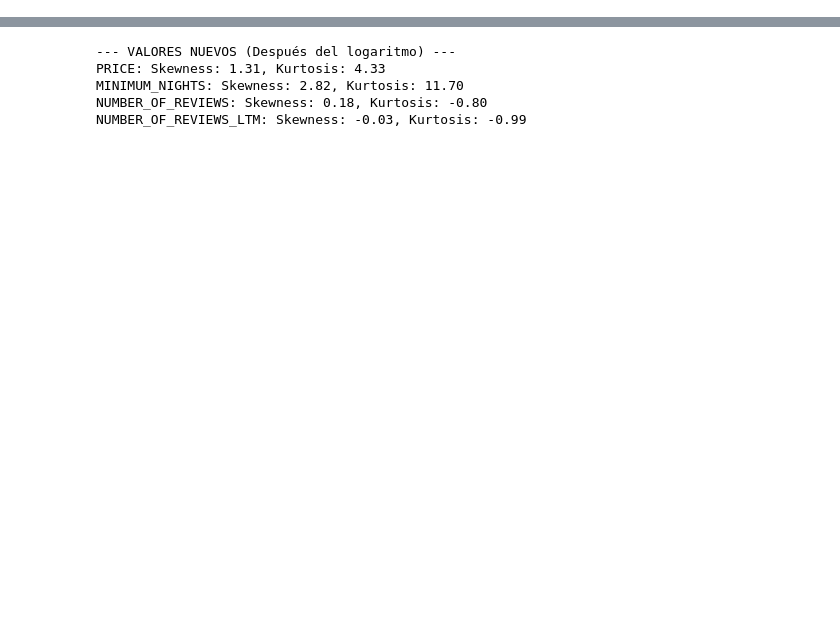
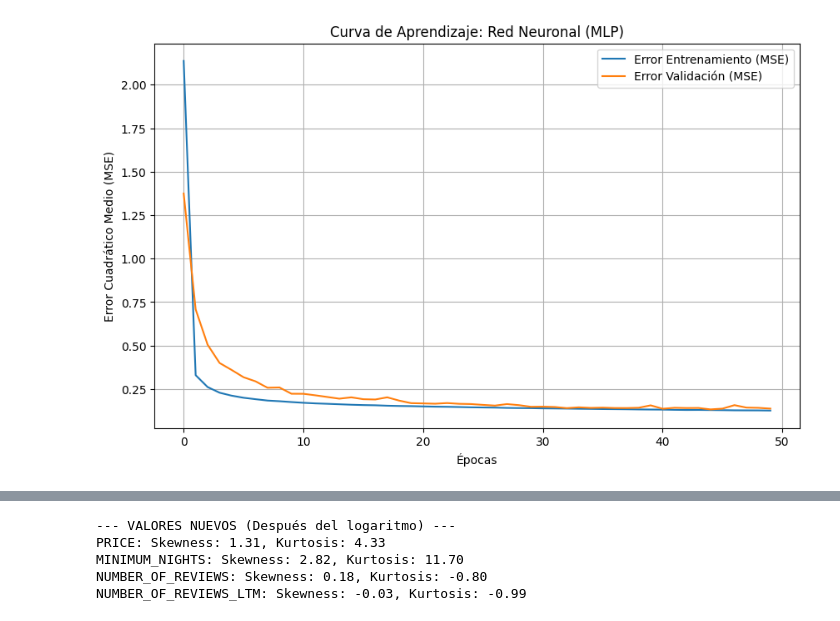
Before and after one commit to branxeto/TareaDataSciene, a Jupyter notebook: Model.ipynb, the cells around one changed output, grey strips where cells are left out. Drawn from its saved outputs; the diff is of its cells as text; code cells hidden in the pictures; blank space fills up the shorter version.

```diff
--- a/Model.ipynb
+++ b/Model.ipynb
@@ -2,0 +710,12 @@
+# %%
+input_columns = x.shape[1]
+model_mlp = keras.Sequential(
+    [
+        layers.Dense(256, activation="relu", input_shape=(input_columns,), name="layer1"),
+        layers.BatchNormalization(), # Esto normaliza los datos para que haya una media cercana a 0 y una desviacion estandar cercana a 1
+        layers.Dense(128, activation="relu", name="layer2"),
+        layers.Dense(64, name="layer3"),
+        layers.Dense(1)
+    ]
+)
+model_mlp.summary()
@@ -2,0 +747,18 @@
+# %%
+scaler = StandardScaler()
+x_scaled = scaler.fit_transform(x)
+
+x_tr, x_val_arr, y_tr, y_val_arr = train_test_split(x_scaled, y, test_size=0.1, random_state=42)
+
+model_mlp.compile(
+    optimizer=keras.optimizers.Adam(learning_rate=0.0001),
+    loss='mean_squared_error',
+    metrics=['mae', tf.keras.metrics.RootMeanSquaredError()],
+)
+
+history = model_mlp.fit(
+    x_tr, y_tr,
+    validation_data=(x_val_arr, y_val_arr),
+    epochs=50,
+    verbose=1
+)
@@ -2,0 +783,12 @@
+# %%
+plt.figure(figsize=(10, 6))
+plt.plot(history.history['loss'], label='Error Entrenamiento (MSE)')
+plt.plot(history.history['val_loss'], label='Error Validación (MSE)')
+plt.title('Curva de Aprendizaje: Red Neuronal (MLP)')
+plt.xlabel('Épocas')
+plt.ylabel('Error Cuadrático Medio (MSE)')
+plt.legend()
+plt.grid(True)
+plt.show()
+# %% [output]
+[figure, added]
```
Also changed, not shown: parts of 76 cells of this notebook, 1 other file.
